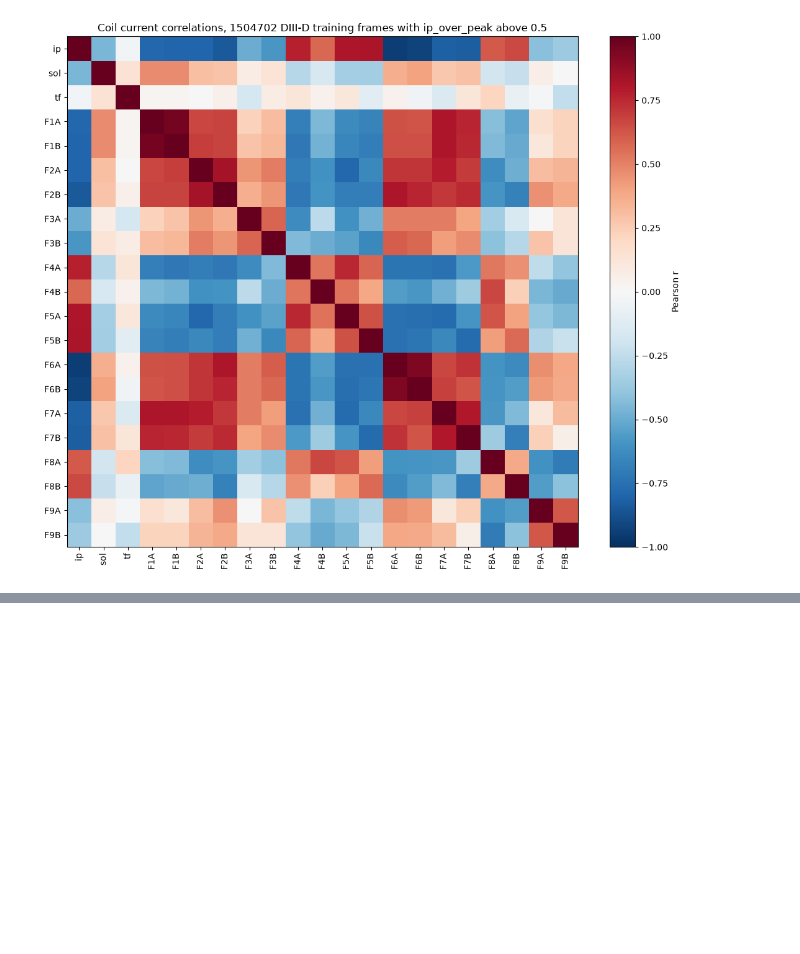
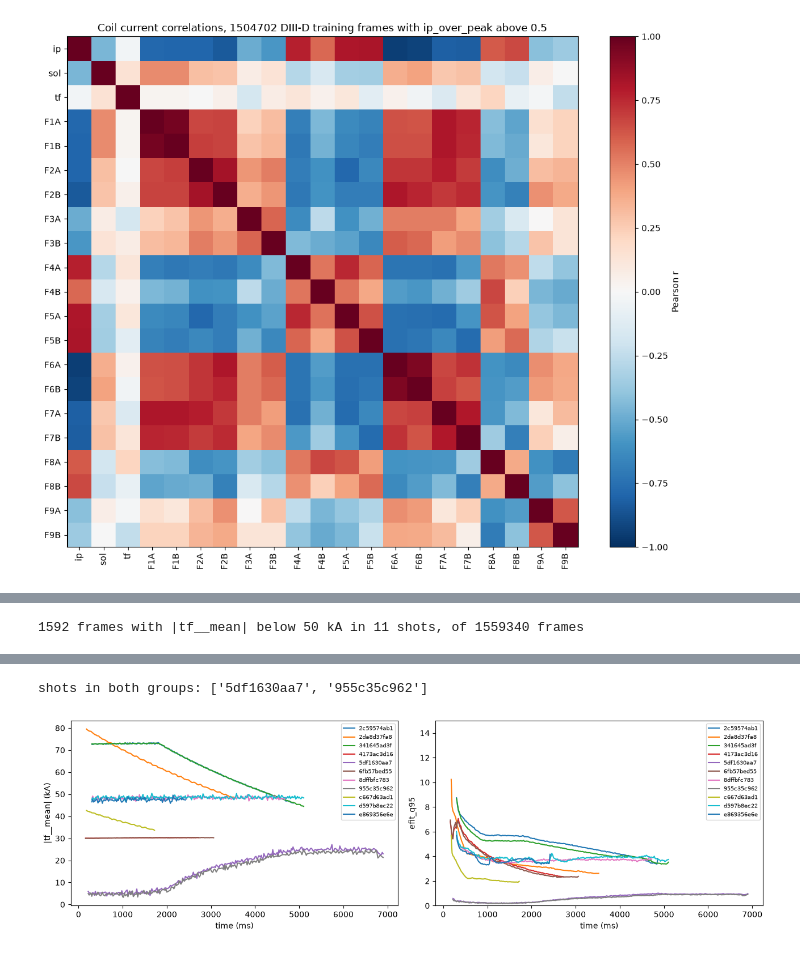
Before and after one commit to ksalango/fusion-equilibrium-challenge, a Jupyter notebook: notebooks/02_frame_table.ipynb, the cells around one changed output, grey strips where cells are left out. Cells and saved outputs as stored; diff of their text form; code cells hidden in the pictures; blank space fills up the shorter version.

Commit message:
Record frame table findings; set coil subdivision to 16

```diff
--- a/notebooks/02_frame_table.ipynb
+++ b/notebooks/02_frame_table.ipynb
@@ -421,7 +421,9 @@ if profile_path.is_file():
     for split in SPLITS:
         sub = profile[(profile["split"] == split) & profile["role"].isin(["input", "flag", "label"])]
         print(split)
-        display(sub[show].round(4).reset_index(drop=True))
+        with pd.option_context("display.max_rows", None, "display.max_columns", None,
+                               "display.width", 250):
+            display(sub[show].round(4).reset_index(drop=True))
 else:
     print(f"no profile at {profile_path}; run scripts/profile_frame_table.py --table-dir {TABLE_DIR} --out {REPORT_DIR}")
 # %% [output]
@@ -609,0 +693,33 @@ Unexpected observations:
+# %%
+# Open item 8: training frames with |tf__mean| below 50 kA, and the two shots with q95 below 1.
+Q95_BELOW_1 = ["5df1630aa7", "955c35c962"]
+tf = read("diii_d_train", ["shot", "frame", "time_ms", "n_frames", "tf__mean", "ip__mean", "ip_over_peak",
+                           "efit_q95", "efit_beta_n"])
+low = tf[tf["tf__mean"].abs() < 50]
+print(f"{len(low)} frames with |tf__mean| below 50 kA in {low['shot'].nunique()} shots, of {len(tf)} frames")
+per_shot = low.groupby("shot").agg(
+    low_frames=("frame", "size"), n_frames=("n_frames", "first"), first_frame=("frame", "min"),
+    last_frame=("frame", "max"), tf_abs_min=("tf__mean", lambda s: s.abs().min()),
+    tf_abs_max=("tf__mean", lambda s: s.abs().max()), q95_min=("efit_q95", "min"),
+    q95_median=("efit_q95", "median"), ip_over_peak_median=("ip_over_peak", "median"))
+display(per_shot.sort_values("low_frames", ascending=False))
+compare = tf[tf["shot"].isin(Q95_BELOW_1)].groupby("shot").agg(
+    frames=("frame", "size"), tf_abs_median=("tf__mean", lambda s: s.abs().median()),
+    tf_abs_min=("tf__mean", lambda s: s.abs().min()), ip_abs_median=("ip__mean", lambda s: s.abs().median()),
+    q95_median=("efit_q95", "median"), q95_max=("efit_q95", "max"), beta_n_median=("efit_beta_n", "median"))
+display(compare)
+print("shots in both groups:", sorted(set(per_shot.index) & set(Q95_BELOW_1)))
+shots_to_plot = sorted(set(per_shot.index) | set(Q95_BELOW_1))
+fig, axes = plt.subplots(1, 2, figsize=(13, 4))
+for shot_id, sub in tf[tf["shot"].isin(shots_to_plot)].groupby("shot"):
+    axes[0].plot(sub["time_ms"], sub["tf__mean"].abs(), label=shot_id)
+    axes[1].plot(sub["time_ms"], sub["efit_q95"], label=shot_id)
+axes[0].set_ylabel("|tf__mean| (kA)")
+axes[1].set_ylabel("efit_q95")
+axes[1].set_ylim(0, 15)
+for ax in axes:
+    ax.set_xlabel("time (ms)")
+    ax.legend(fontsize=7)
+fig.tight_layout()
+# %% [output]
+1592 frames with |tf__mean| below 50 kA in 11 shots, of 1559340 frames
@@ -609,0 +743,2 @@ Unexpected observations:
+shots in both groups: ['5df1630aa7', '955c35c962']
+[figure, added]
```
Also changed, not shown: parts of 6 cells of this notebook, 4 other files.
